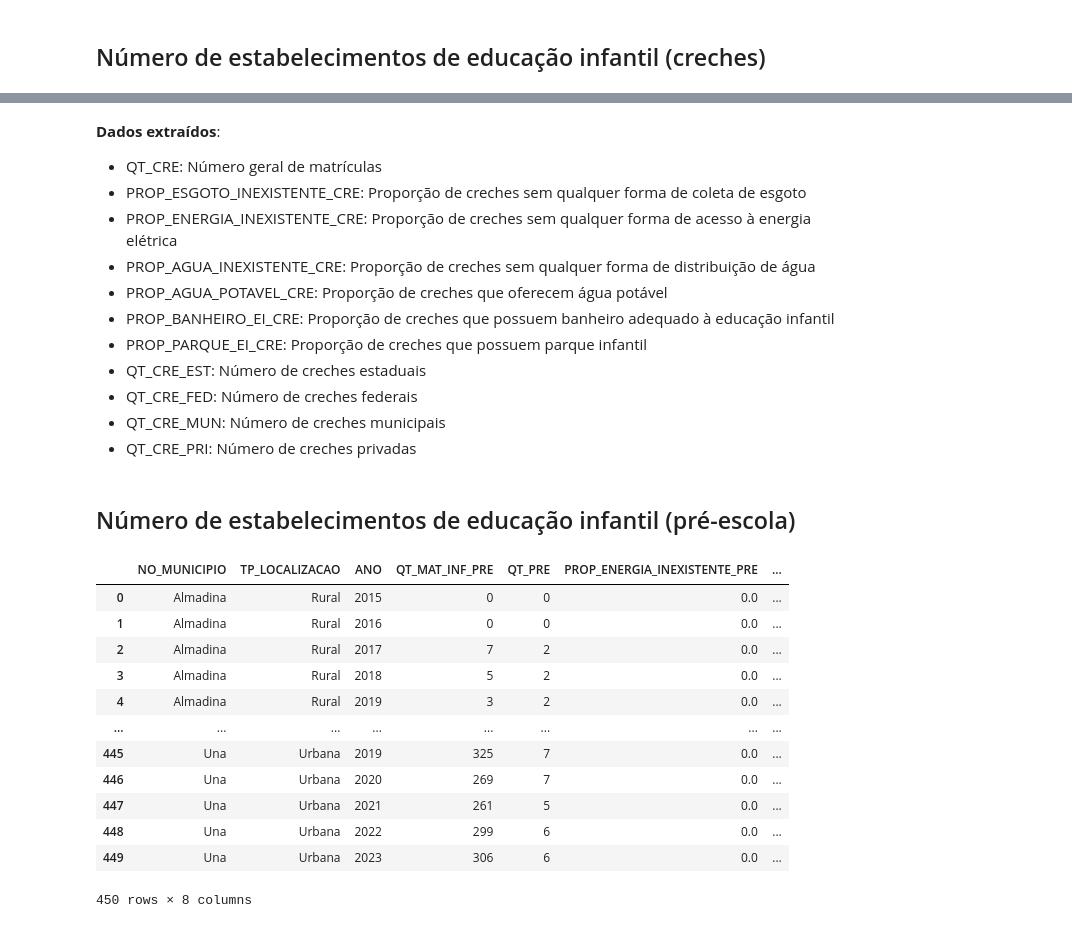
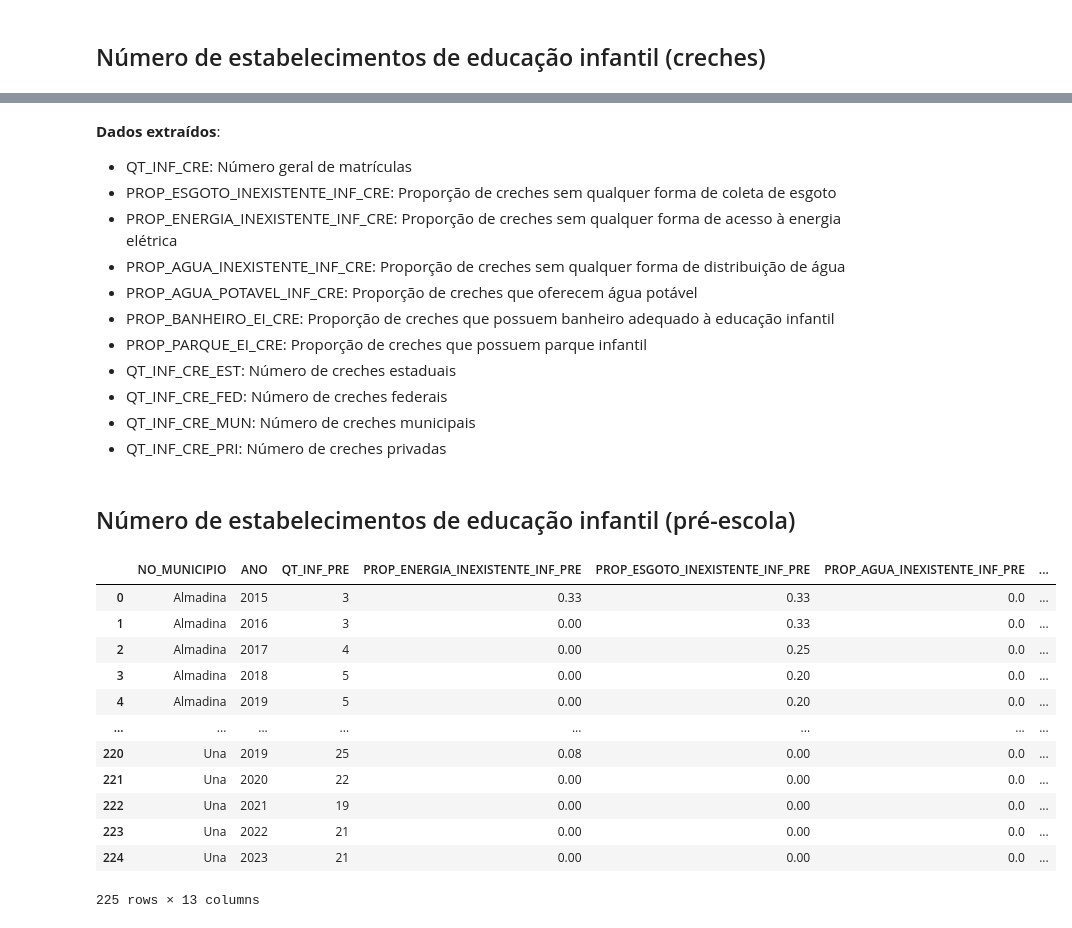
Before and after one commit to matheusssilva991/tj_educacao, a Jupyter notebook: src/tmp.ipynb, the cells around one changed output, grey strips where cells are left out. Cells and saved outputs as stored; diff of their text form; code cells hidden in the pictures.

Commit message:
feat: numero matricula pre-escola e creche

```diff
--- a/src/tmp.ipynb
+++ b/src/tmp.ipynb
@@ -247,60 +185,77 @@ df_estab_cre
 # %% [markdown]
 __Dados extraídos__:
 
-- QT_CRE: Número geral de matrículas
-- PROP_ESGOTO_INEXISTENTE_CRE: Proporção de creches sem qualquer forma de coleta de esgoto
-- PROP_ENERGIA_INEXISTENTE_CRE: Proporção de creches sem qualquer forma de acesso à energia elétrica
-- PROP_AGUA_INEXISTENTE_CRE: Proporção de creches sem qualquer forma de distribuição de água
-- PROP_AGUA_POTAVEL_CRE: Proporção de creches que oferecem água potável
+- QT_INF_CRE: Número geral de matrículas
+- PROP_ESGOTO_INEXISTENTE_INF_CRE: Proporção de creches sem qualquer forma de coleta de esgoto
+- PROP_ENERGIA_INEXISTENTE_INF_CRE: Proporção de creches sem qualquer forma de acesso à energia elétrica
+- PROP_AGUA_INEXISTENTE_INF_CRE: Proporção de creches sem qualquer forma de distribuição de água
+- PROP_AGUA_POTAVEL_INF_CRE: Proporção de creches que oferecem água potável
 - PROP_BANHEIRO_EI_CRE: Proporção de creches que possuem banheiro adequado à educação infantil
 - PROP_PARQUE_EI_CRE: Proporção de creches que possuem parque infantil
-- QT_CRE_EST: Número de creches estaduais
-- QT_CRE_FED: Número de creches federais
-- QT_CRE_MUN: Número de creches municipais
-- QT_CRE_PRI: Número de creches privadas
+- QT_INF_CRE_EST: Número de creches estaduais
+- QT_INF_CRE_FED: Número de creches federais
+- QT_INF_CRE_MUN: Número de creches municipais
+- QT_INF_CRE_PRI: Número de creches privadas
 # %% [markdown]
 ## Número de estabelecimentos de educação infantil (pré-escola)
 # %%
 columns_to_replace = [
     "IN_ESGOTO_INEXISTENTE",
     "IN_ENERGIA_INEXISTENTE",
+    "IN_AGUA_INEXISTENTE",
     "IN_AGUA_POTAVEL",
 ]
 columns = ["QT_MAT_INF_PRE"] + columns_to_replace
 
-df_estab_pre = df[["NO_MUNICIPIO", "TP_LOCALIZACAO", "ANO"] + columns].copy()
+df_estab_pre = df[["NO_MUNICIPIO", "ANO"] + columns].copy()
 
 df_estab_pre = replace_sim_nao_to_binary(df_estab_pre, columns_to_replace)
 df_estab_pre = replace_nao_aplicavel(df_estab_pre, columns)
-df_estab_pre["QT_PRE"] = df_estab_pre["QT_MAT_INF_PRE"].apply(
+df_estab_pre["QT_INF_PRE"] = df_estab_pre["QT_MAT_INF_PRE"].apply(
     lambda x: 1 if x > 0 else 0
 )
+df_estab_pre = df_estab_pre.groupby(by=["NO_MUNICIPIO", "ANO"], as_index=False).sum(
+    numeric_only=True
+).drop(columns="QT_MAT_INF_PRE")
 
-df_estab_pre = df_estab_pre.groupby(by=["NO_MUNICIPIO", "TP_LOCALIZACAO", "ANO"], as_index=False).sum(
-    numeric_only=True
+df_estab_pre["PROP_ENERGIA_INEXISTENTE_INF_PRE"] = get_prop_columns(
+    df_estab_pre, "IN_ENERGIA_INEXISTENTE", "QT_INF_PRE"
 )
-df_estab_pre["PROP_ENERGIA_INEXISTENTE_PRE"] = get_prop_columns(
-    df_estab_pre, "IN_ENERGIA_INEXISTENTE", "QT_PRE"
+df_estab_pre["PROP_ESGOTO_INEXISTENTE_INF_PRE"] = get_prop_columns(
+    df_estab_pre, "IN_ESGOTO_INEXISTENTE", "QT_INF_PRE"
 )
-df_estab_pre["PROP_ESGOTO_INEXISTENTE_PRE"] = get_prop_columns(
-    df_estab_pre, "IN_ESGOTO_INEXISTENTE", "QT_PRE"
+df_estab_pre["PROP_AGUA_INEXISTENTE_INF_PRE"] = get_prop_columns(
+    df_estab_pre, "IN_AGUA_INEXISTENTE", "QT_INF_PRE"
 )
-df_estab_pre["PROP_AGUA_POTAVEL_PRE"] = get_prop_columns(
-    df_estab_pre, "IN_AGUA_POTAVEL", "QT_PRE"
+df_estab_pre["PROP_AGUA_POTAVEL_INF_PRE"] = get_prop_columns(
+    df_estab_pre, "IN_AGUA_POTAVEL", "QT_INF_PRE"
 )
 df_estab_pre = df_estab_pre.drop(columns=columns_to_replace)
+
+# Número de pré-escolas por dependência administrativa
+tmp = get_qt_estabelecimento_columns_pivoted(df, 'QT_MAT_INF_PRE', 'TP_DEPENDENCIA')
+tmp.rename(columns={'Estadual': 'QT_INF_PRE_EST', 'Federal': 'QT_INF_PRE_FED',
+                        'Municipal': 'QT_INF_PRE_MUN', 'Privada': 'QT_INF_PRE_PRI'}, inplace=True)
+
+df_estab_pre = pd.merge(df_estab_pre, tmp, on=['NO_MUNICIPIO', 'ANO'], how='left')
+
+# Número de pré-escolas por localização
+tmp = get_qt_estabelecimento_columns_pivoted(df, 'QT_MAT_INF_PRE', 'TP_LOCALIZACAO')
+tmp.rename(columns={'Urbana': 'QT_INF_PRE_URB', 'Rural': 'QT_INF_PRE_RUR'}, inplace=True)
+
+df_estab_pre = pd.merge(df_estab_pre, tmp, on=['NO_MUNICIPIO', 'ANO'], how='left')
 df_estab_pre
 # %% [output]
-|  | NO_MUNICIPIO | TP_LOCALIZACAO | ANO | QT_MAT_INF_PRE | QT_PRE | PROP_ENERGIA_INEXISTENTE_PRE | ... |
-| 0 | Almadina | Rural | 2015 | 0 | 0 | 0.0 | ... |
-| 1 | Almadina | Rural | 2016 | 0 | 0 | 0.0 | ... |
-| 2 | Almadina | Rural | 2017 | 7 | 2 | 0.0 | ... |
-| 3 | Almadina | Rural | 2018 | 5 | 2 | 0.0 | ... |
-| 4 | Almadina | Rural | 2019 | 3 | 2 | 0.0 | ... |
+|  | NO_MUNICIPIO | ANO | QT_INF_PRE | PROP_ENERGIA_INEXISTENTE_INF_PRE | PROP_ESGOTO_INEXISTENTE_INF_PRE | PROP_AGUA_INEXISTENTE_INF_PRE | ... |
+| 0 | Almadina | 2015 | 3 | 0.33 | 0.33 | 0.0 | ... |
+| 1 | Almadina | 2016 | 3 | 0.00 | 0.33 | 0.0 | ... |
+| 2 | Almadina | 2017 | 4 | 0.00 | 0.25 | 0.0 | ... |
+| 3 | Almadina | 2018 | 5 | 0.00 | 0.20 | 0.0 | ... |
+| 4 | Almadina | 2019 | 5 | 0.00 | 0.20 | 0.0 | ... |
 | ... | ... | ... | ... | ... | ... | ... | ... |
-| 445 | Una | Urbana | 2019 | 325 | 7 | 0.0 | ... |
-| 446 | Una | Urbana | 2020 | 269 | 7 | 0.0 | ... |
-| 447 | Una | Urbana | 2021 | 261 | 5 | 0.0 | ... |
-| 448 | Una | Urbana | 2022 | 299 | 6 | 0.0 | ... |
-| 449 | Una | Urbana | 2023 | 306 | 6 | 0.0 | ... |
+| 220 | Una | 2019 | 25 | 0.08 | 0.00 | 0.0 | ... |
+| 221 | Una | 2020 | 22 | 0.00 | 0.00 | 0.0 | ... |
+| 222 | Una | 2021 | 19 | 0.00 | 0.00 | 0.0 | ... |
+| 223 | Una | 2022 | 21 | 0.00 | 0.00 | 0.0 | ... |
+| 224 | Una | 2023 | 21 | 0.00 | 0.00 | 0.0 | ... |
-450 rows × 8 columns
+225 rows × 13 columns
```
Also changed, not shown: parts of 16 cells of this notebook, 2 other files.
